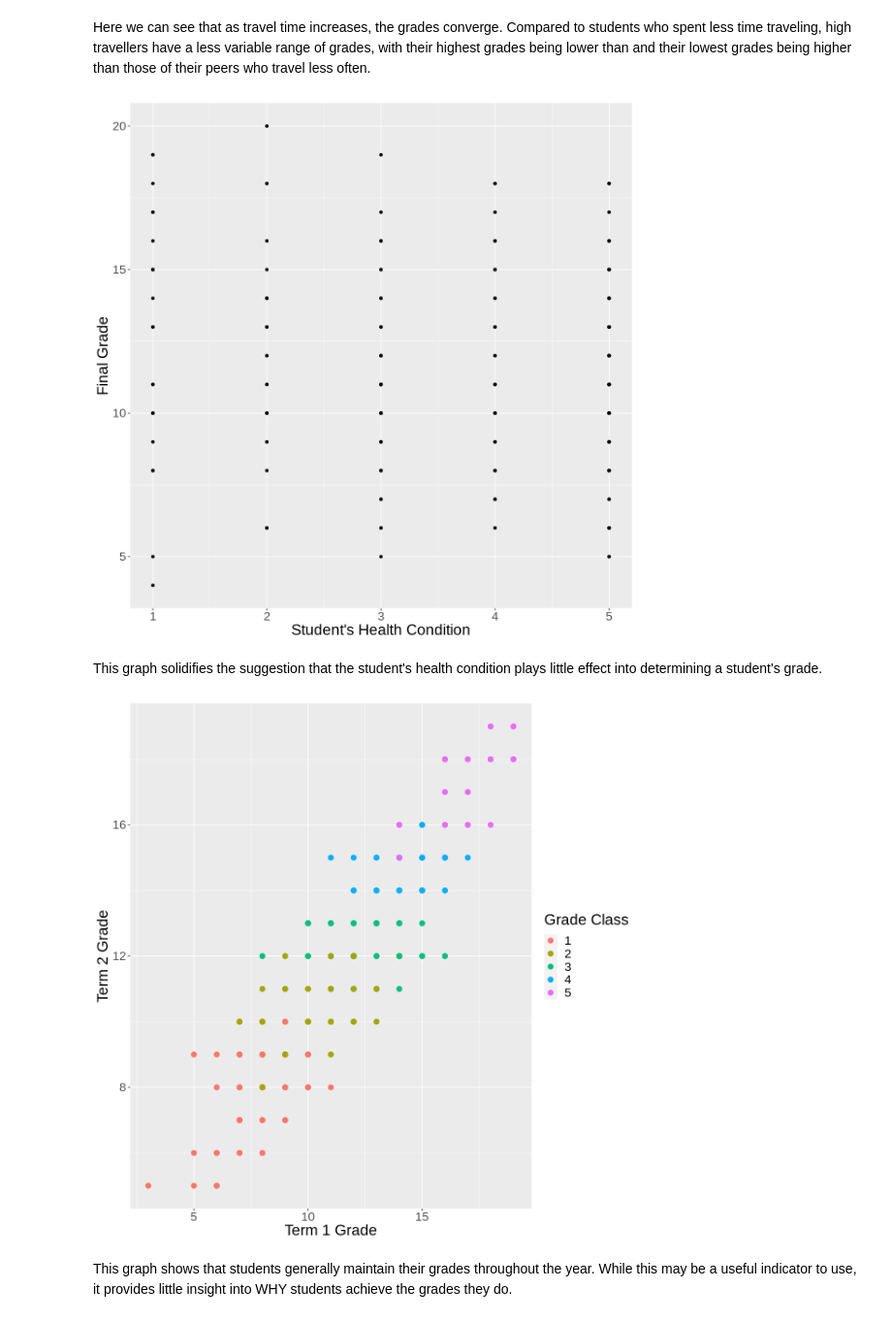
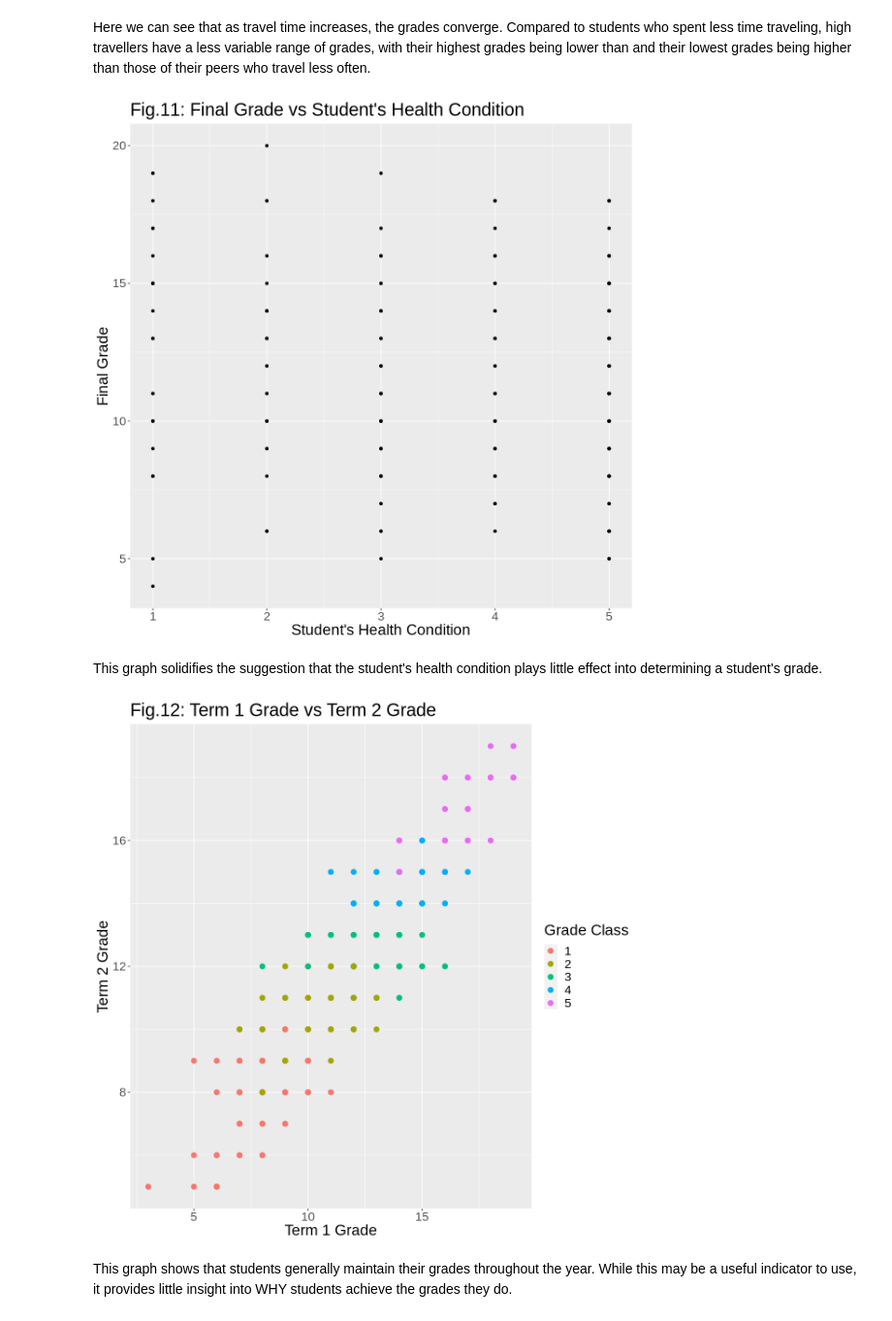
Before and after one commit to FelixNg21/DSCI100-project, a Jupyter notebook: Classification work.ipynb, the cells around one changed output. Shown at 97% size. Cells and saved outputs as stored; diff of their text form; code cells hidden in the pictures.

Commit message:
Graph figure names
also fixed the numeric scales in intro - a couple 1-4 scales were called 1-5

```diff
--- a/Classification work.ipynb
+++ b/Classification work.ipynb
@@ -336,20 +332,22 @@ Here we can see that as travel time increases, the grades converge. Compared to
 student_plot9 <- ggplot(student_train, aes(x = health, y = G3)) +
     geom_point() +
     labs(x = "Student's Health Condition" , y = "Final Grade") +
-    theme(text = element_text(size = 20))
+    theme(text = element_text(size = 20)) +
+    ggtitle("Fig.11: Final Grade vs Student's Health Condition")
 student_plot9
 # %% [output]
-[figure, old version]
+[figure, new version]
 # %% [markdown]
 This graph solidifies the suggestion that the student's health condition plays little effect into determining a student's grade.
 # %%
 student_plot10 <- ggplot(student_train, aes(x = G1, y = G2, fill = label)) +
     geom_point(aes(color = label), size = 3) +
     labs(x = "Term 1 Grade" , y = "Term 2 Grade", fill = "Grade Class", color = "Grade Class") +
-    theme(text = element_text(size = 20))
+    theme(text = element_text(size = 20))+
+    ggtitle("Fig.12: Term 1 Grade vs Term 2 Grade")
 student_plot10
 # %% [output]
-[figure, old version]
+[figure, new version]
 # %% [markdown]
 This graph shows that students generally maintain their grades throughout the year. While this may be a useful indicator to use, it provides little insight into WHY students achieve the grades they do.
 # %% [markdown]
```
Also changed, not shown: parts of 11 cells of this notebook.
